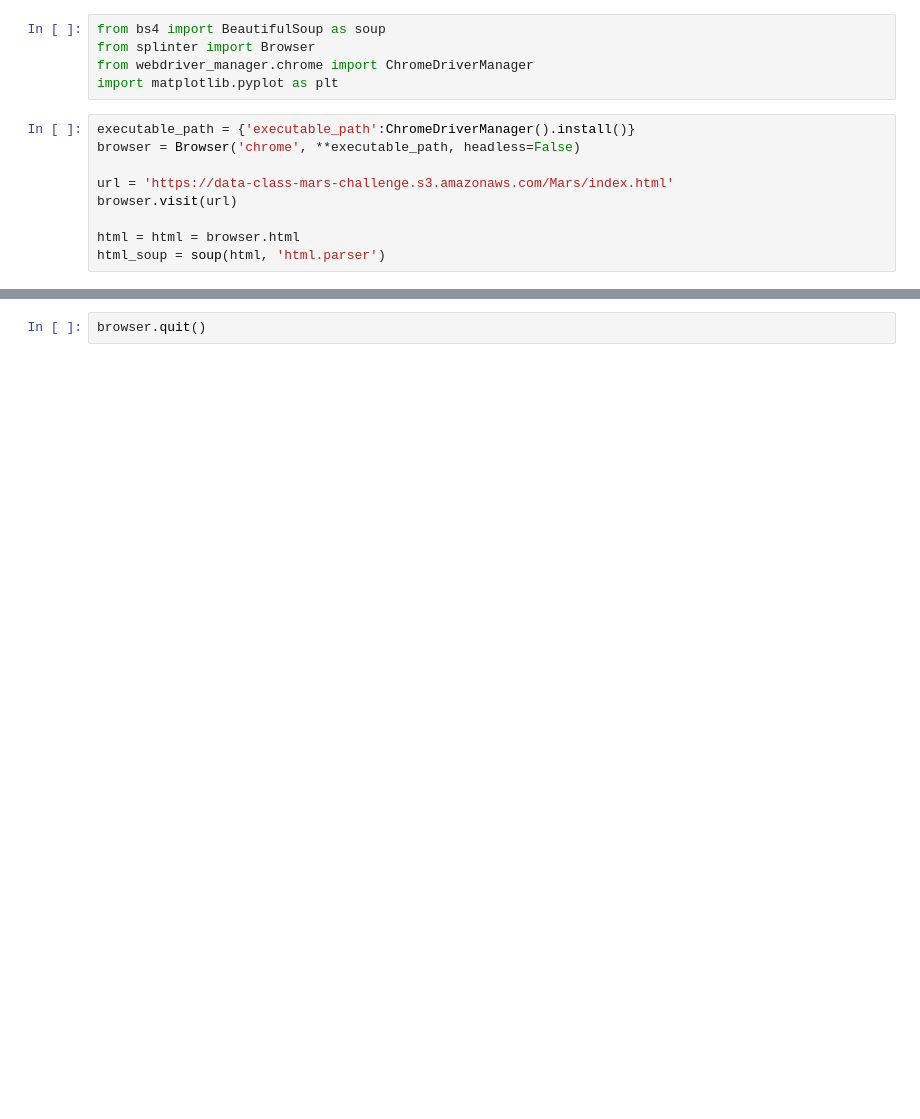
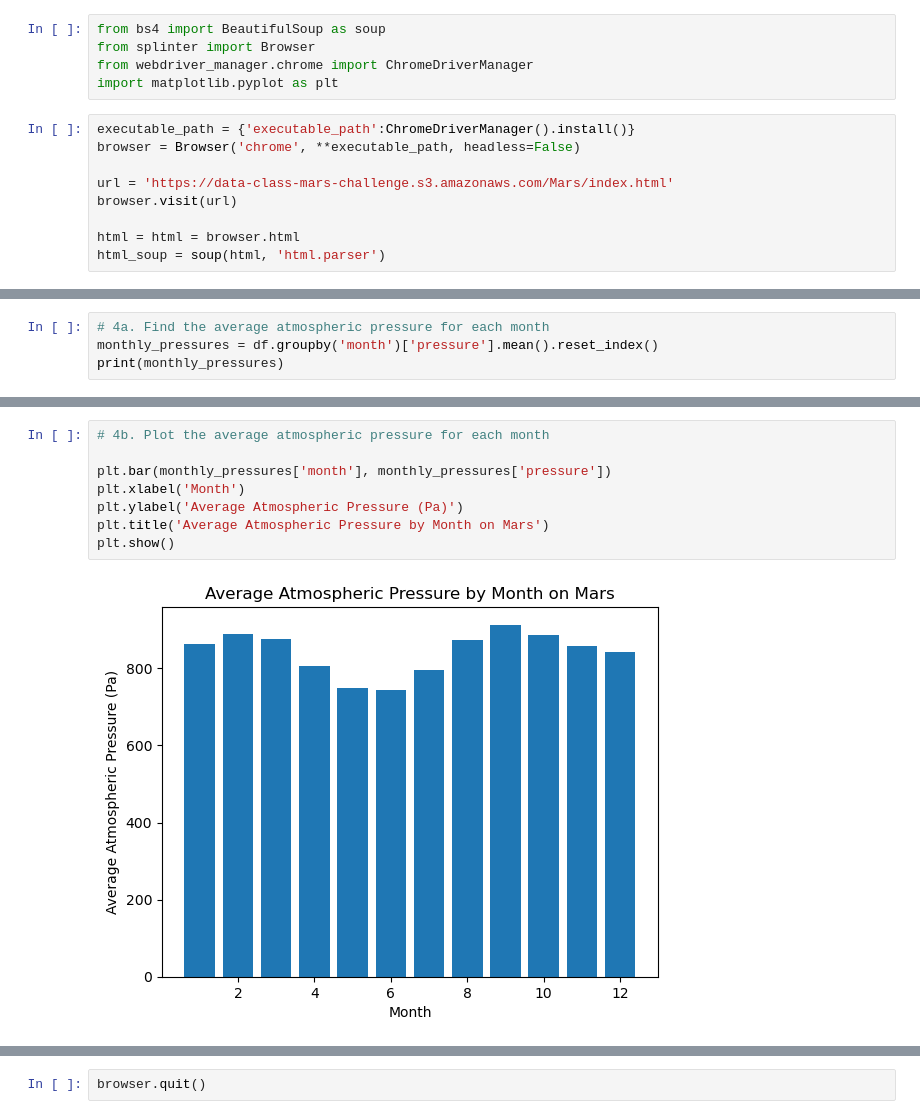
Before and after one commit to JGarza4903/Mission-to-Mars, a Jupyter notebook: mars_data_challenge_part_2.ipynb, the cells around one changed output, grey strips where cells are left out. Saved outputs shown, nothing was run; the diff lists cells and outputs as text; blank space fills up the shorter version.

```diff
--- a/mars_data_challenge_part_2.ipynb
+++ b/mars_data_challenge_part_2.ipynb
@@ -19,0 +137,4 @@ table_head.text.strip()
+# %%
+# 4a. Find the average atmospheric pressure for each month
+monthly_pressures = df.groupby('month')['pressure'].mean().reset_index()
+print(monthly_pressures)
@@ -19,0 +155,10 @@ table_head.text.strip()
+# %%
+# 4b. Plot the average atmospheric pressure for each month
+
+plt.bar(monthly_pressures['month'], monthly_pressures['pressure'])
+plt.xlabel('Month')
+plt.ylabel('Average Atmospheric Pressure (Pa)')
+plt.title('Average Atmospheric Pressure by Month on Mars')
+plt.show()
+# %% [output]
+[figure, added]
```
Also changed, not shown: parts of 14 cells of this notebook, 2 other files.
